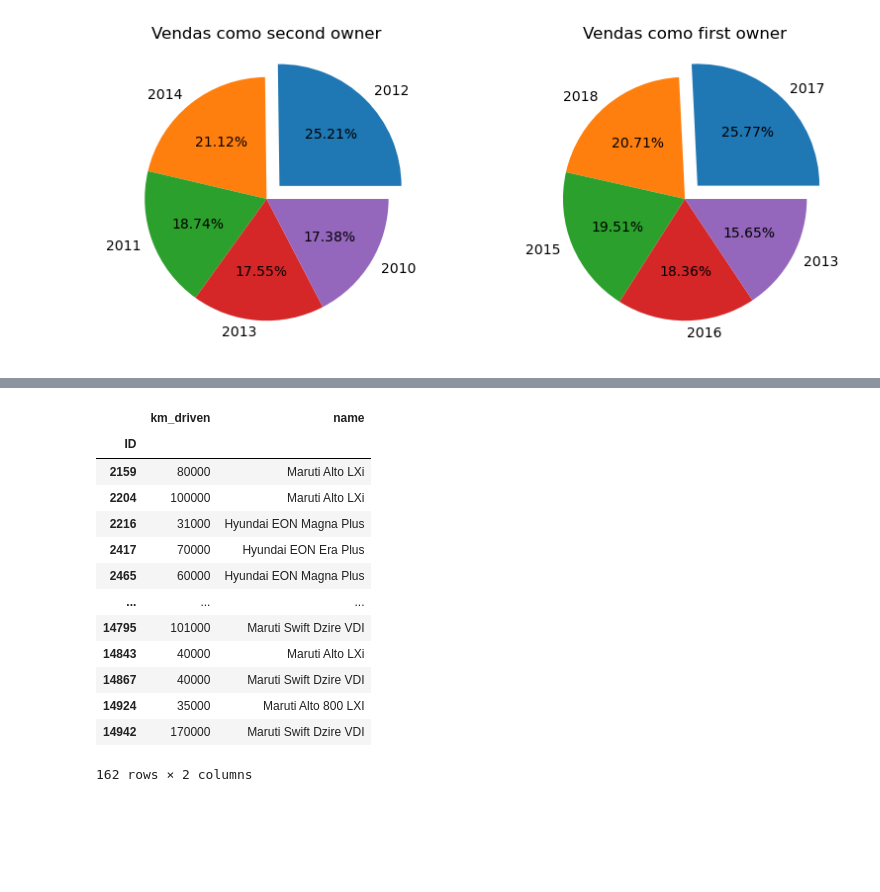
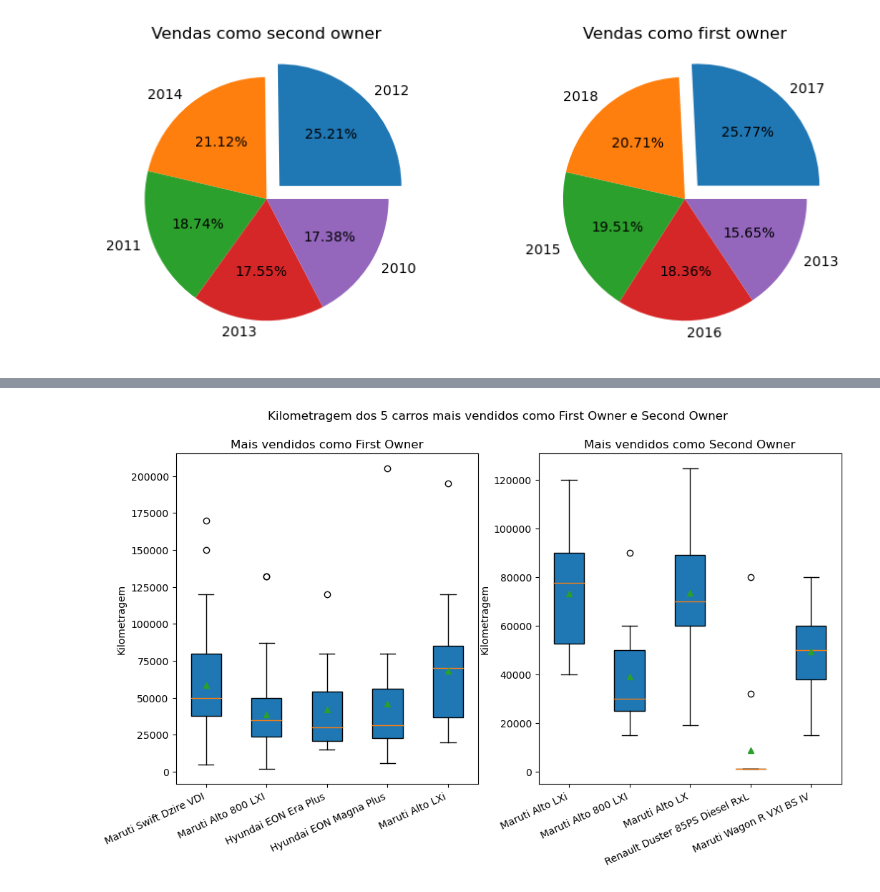
Before and after one commit to cristianomm/PUCRS, a Jupyter notebook: 98H04-06 - Programação Orientada a Dados/TI2/TI2-CristianoMMartins.ipynb, the cells around one changed output, grey strips where cells are left out. Cells and saved outputs as stored; diff of their text form; code cells hidden in the pictures; blank space fills up the shorter version.

```diff
--- a/98H04-06 - Programação Orientada a Dados/TI2/TI2-CristianoMMartins.ipynb
+++ b/98H04-06 - Programação Orientada a Dados/TI2/TI2-CristianoMMartins.ipynb
@@ -344,20 +344,3 @@ top_second_owner = cars[cars['owner'] == 'Second Owner'][['km_driven', 'name']].
 
 first_owner = cars[cars['name'].isin(top_first_owner['name']) & (cars['owner'] == 'First Owner')][['km_driven', 'name']]
 second_owner = cars[cars['name'].isin(top_second_owner['name']) & (cars['owner'] == 'Second Owner')][['km_driven', 'name']]
-# %%
-first_owner
-# %% [output]
-|  | km_driven | name |
-| ID |  |  |
-| 2159 | 80000 | Maruti Alto LXi |
-| 2204 | 100000 | Maruti Alto LXi |
-| 2216 | 31000 | Hyundai EON Magna Plus |
-| 2417 | 70000 | Hyundai EON Era Plus |
-| 2465 | 60000 | Hyundai EON Magna Plus |
-| ... | ... | ... |
-| 14795 | 101000 | Maruti Swift Dzire VDI |
-| 14843 | 40000 | Maruti Alto LXi |
-| 14867 | 40000 | Maruti Swift Dzire VDI |
-| 14924 | 35000 | Maruti Alto 800 LXI |
-| 14942 | 170000 | Maruti Swift Dzire VDI |
-162 rows × 2 columns
@@ -384,16 +346,0 @@ plt.show()
-# %%
-#cars.loc[(cars['selling_price'] == '€ 0') & (cars['marca'] == m), 'selling_price'] = f'€ {marca_avg}'
-name = 'Maruti Alto LXi'
-top_first_owner.loc[top_first_owner['name'] == name , 'values'] = first_owner[first_owner['name'] == name]['km_driven']
-# %%
-data = pd.DataFrame()
-for name in top_first_owner['name'].values:
-    temp = {
-        'name': name,
-        'km_driven': list(first_owner[first_owner['name'] == name]['km_driven'].values)
-    }
-
-    temp = pd.DataFrame(temp)
-    data = pd.concat([data, temp], axis=0)
-
-data
@@ -408,0 +347,29 @@ plt.show()
+# %%
+#cria dicionarios para armazenar os dados de First Owner e Second Owner no formato {name: km_driven}
+data_fo = {}
+for name in top_first_owner['name'].values:
+    data_fo[name] = first_owner[first_owner['name'] == name]['km_driven'].values
+
+data_so = {}
+for name in top_second_owner['name'].values:
+    data_so[name] = second_owner[second_owner['name'] == name]['km_driven'].values
+
+
+#plota os graficos de boxplot
+fig, ax = plt.subplots(1, 2, figsize=(12, 6))
+ax[0].boxplot(data_fo.values(), showmeans=True, patch_artist=True)
+ax[1].boxplot(data_so.values(), showmeans=True, patch_artist=True)
+
+fig.suptitle('Kilometragem dos 5 carros mais vendidos como First Owner e Second Owner')
+ax[0].set_title('Mais vendidos como First Owner')
+ax[1].set_title('Mais vendidos como Second Owner')
+
+ax[0].set_ylabel('Kilometragem')
+ax[0].set_xticklabels(rotation=25, labels=top_first_owner['name'].values, ha='right')
+
+ax[1].set_ylabel('Kilometragem')
+ax[1].set_xticklabels(rotation=25, labels=top_second_owner['name'].values, ha='right')
+
+plt.show()
+# %% [output]
+[figure, added]
```
Also changed, not shown: parts of 2 cells of this notebook.
